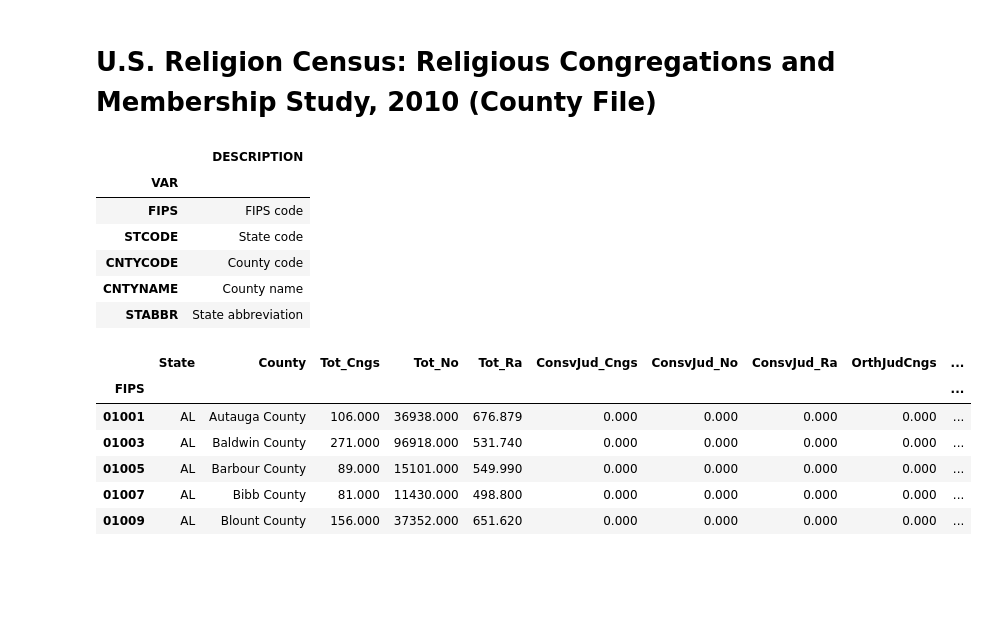
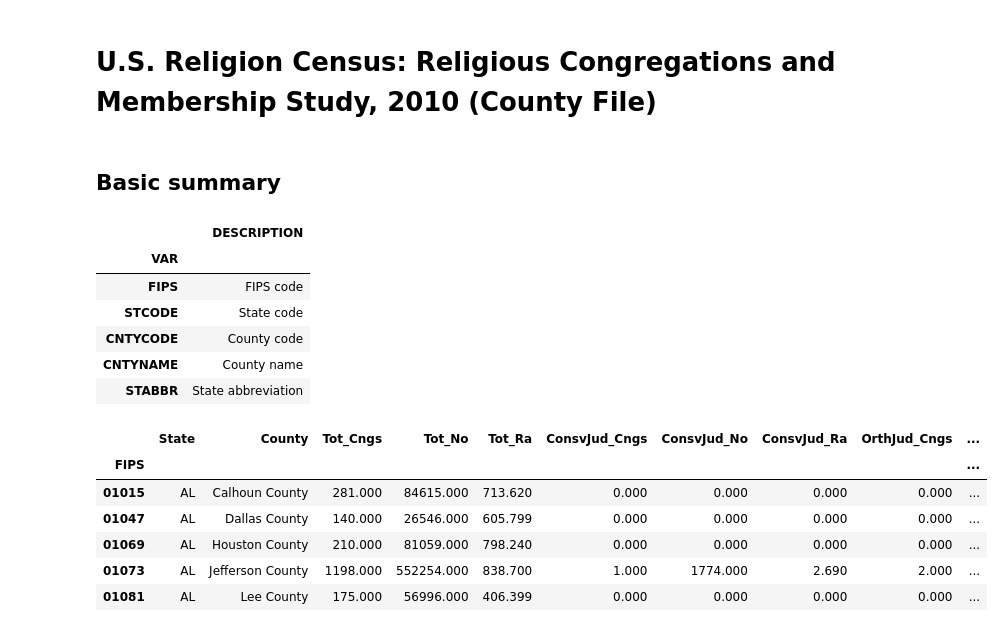
Before and after one commit to mdlynch37/Clustering-Jewish-Communities, a Jupyter notebook: Executable/US-Religion-Census-2010.ipynb, the cells around one changed output. Cells and saved outputs as stored; diff of their text form; code cells hidden in the pictures; blank space fills up the shorter version.

```diff
--- a/Executable/US-Religion-Census-2010.ipynb
+++ b/Executable/US-Religion-Census-2010.ipynb
@@ -1,33 +1,25 @@
 # %% [markdown]
 # U.S. Religion Census: Religious Congregations and Membership Study, 2010 (County File)
 # %%
-from probplots import plot_dists_pps
-
+import pdb
+import random
+import warnings
 from collections import OrderedDict
 from imp import reload
-import pdb
-import random
 
 import matplotlib.pyplot as plt
+import numpy as np
 import pandas as pd
 import seaborn as sns
-import numpy as np
 from IPython.display import SVG, display
 
 from hud_geo_conversions import read_zips_to_fips
 from map_maker import draw_county_data_svg
+from probplots import ProbPlots, plot_dists_pps
+from religion_census import (read_all_denoms, read_cb, read_judaic_cngs,
+                             read_judaic_denoms)
 from utilities import (display_cb, is_outlier_instance, is_outlier_val,
                        read_fips_codes)
-from probplots import ProbPlots, plot_dists_pps
-
-from ajpp import read_ajpp_geo, read_ajpp_pop
-import jdata
-from jewish_county_data import read_jdata_counties, clean_jdata_county
-from acs import read_acs_israeli_ancestry
-from religion_census import read_all_denoms, read_cb, read_judaic_denoms
-
-
-
 
 pd.set_option('display.float_format', lambda x: '%.3f' % x)
 
@@ -35,33 +27,37 @@ pd.set_option('display.float_format', lambda x: '%.3f' % x)
 
 SEED = 42
 random.seed(SEED)
+
+DATA_DIR    = '../Data/'
+
+REL_DIR  = ''.join([DATA_DIR, 'Religion/'])
+RELCEN_CB_FP  = ''.join([REL_DIR,
+                         'US-Religion-Census-2010-County-File-CB.TXT'])
+RELCEN_FP = ''.join([REL_DIR, 'US-Religion-Census-2010-County-File.DTA'])
+
+
+def select_cols(df, suffix, exclude):
+    return df.select(
+        lambda x: x.endswith(suffix) and x not in exclude, axis=1)
-# %%
-DATA_DIR    = '../Data/'
-
-REL_DIR  = ''.join([DATA_DIR, 'Religion/'])
-RELCEN_CB_FP  = ''.join([REL_DIR, 'US-Religion-Census-2010-County-File-CB.TXT'])
-RELCEN_FP = ''.join([REL_DIR, 'US-Religion-Census-2010-County-File.DTA'])
+# %% [markdown]
+## Basic summary
 # %%
-from imp import reload
-import religion_census
-reload(religion_census)
-from religion_census import read_judaic_denoms, read_all_denoms
 df_cb = read_cb(RELCEN_CB_FP)
 df = read_judaic_denoms(RELCEN_FP)
 display_cb(df_cb.head())
 df.head()
 # %% [output]
 |  | DESCRIPTION |
 | VAR |  |
 | FIPS | FIPS code |
 | STCODE | State code |
 | CNTYCODE | County code |
 | CNTYNAME | County name |
 | STABBR | State abbreviation |
-|  | State | County | Tot_Cngs | Tot_No | Tot_Ra | ConsvJud_Cngs | ConsvJud_No | ConsvJud_Ra | OrthJudCngs | ... |
+|  | State | County | Tot_Cngs | Tot_No | Tot_Ra | ConsvJud_Cngs | ConsvJud_No | ConsvJud_Ra | OrthJud_Cngs | ... |
 | FIPS |  |  |  |  |  |  |  |  |  | ... |
-| 01001 | AL | Autauga County | 106.000 | 36938.000 | 676.879 | 0.000 | 0.000 | 0.000 | 0.000 | ... |
-| 01003 | AL | Baldwin County | 271.000 | 96918.000 | 531.740 | 0.000 | 0.000 | 0.000 | 0.000 | ... |
-| 01005 | AL | Barbour County | 89.000 | 15101.000 | 549.990 | 0.000 | 0.000 | 0.000 | 0.000 | ... |
-| 01007 | AL | Bibb County | 81.000 | 11430.000 | 498.800 | 0.000 | 0.000 | 0.000 | 0.000 | ... |
-| 01009 | AL | Blount County | 156.000 | 37352.000 | 651.620 | 0.000 | 0.000 | 0.000 | 0.000 | ... |
+| 01015 | AL | Calhoun County | 281.000 | 84615.000 | 713.620 | 0.000 | 0.000 | 0.000 | 0.000 | ... |
+| 01047 | AL | Dallas County | 140.000 | 26546.000 | 605.799 | 0.000 | 0.000 | 0.000 | 0.000 | ... |
+| 01069 | AL | Houston County | 210.000 | 81059.000 | 798.240 | 0.000 | 0.000 | 0.000 | 0.000 | ... |
+| 01073 | AL | Jefferson County | 1198.000 | 552254.000 | 838.700 | 1.000 | 1774.000 | 2.690 | 2.000 | ... |
+| 01081 | AL | Lee County | 175.000 | 56996.000 | 406.399 | 0.000 | 0.000 | 0.000 | 0.000 | ... |
```
Also changed, not shown: parts of 37 cells of this notebook, 9 other files.
